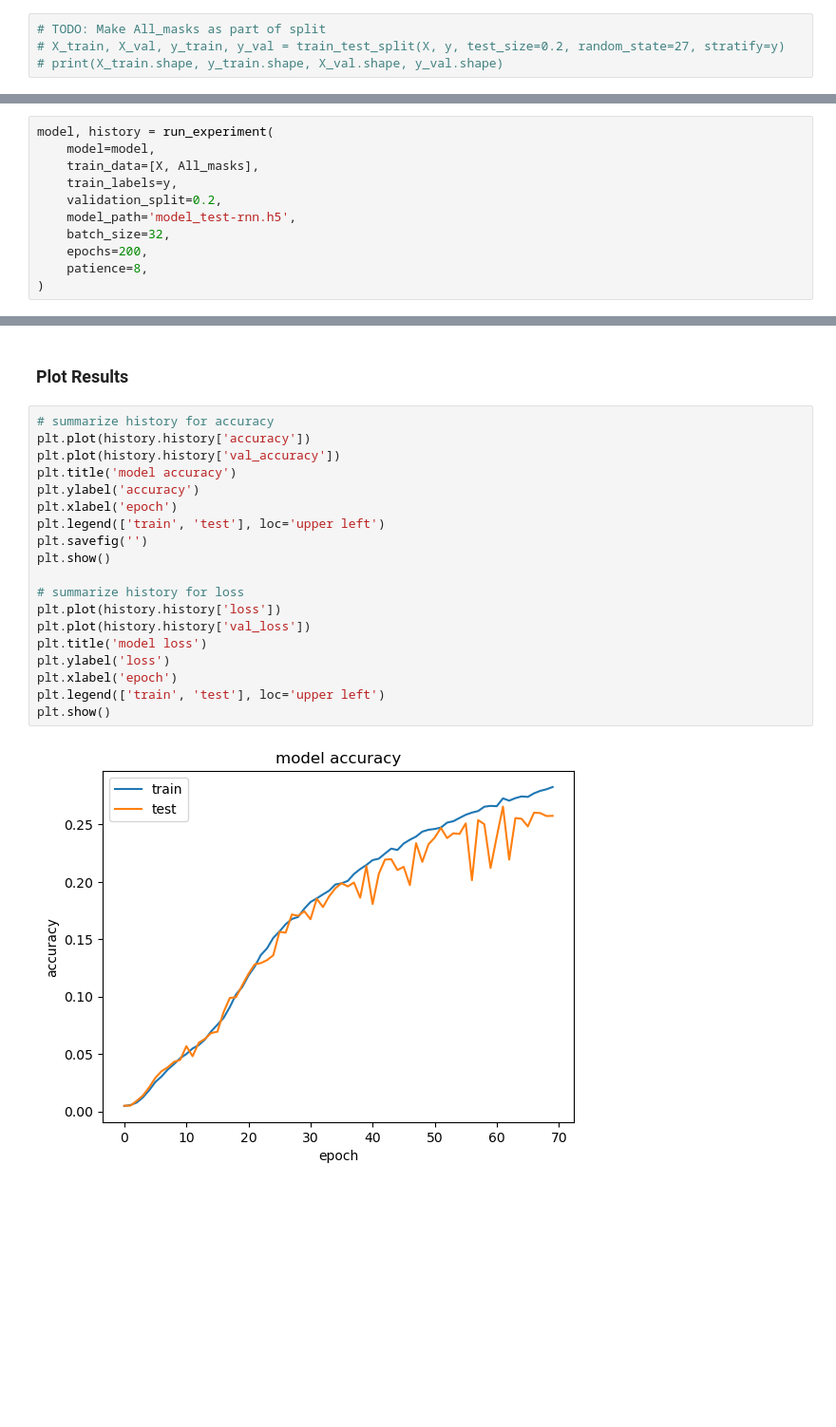
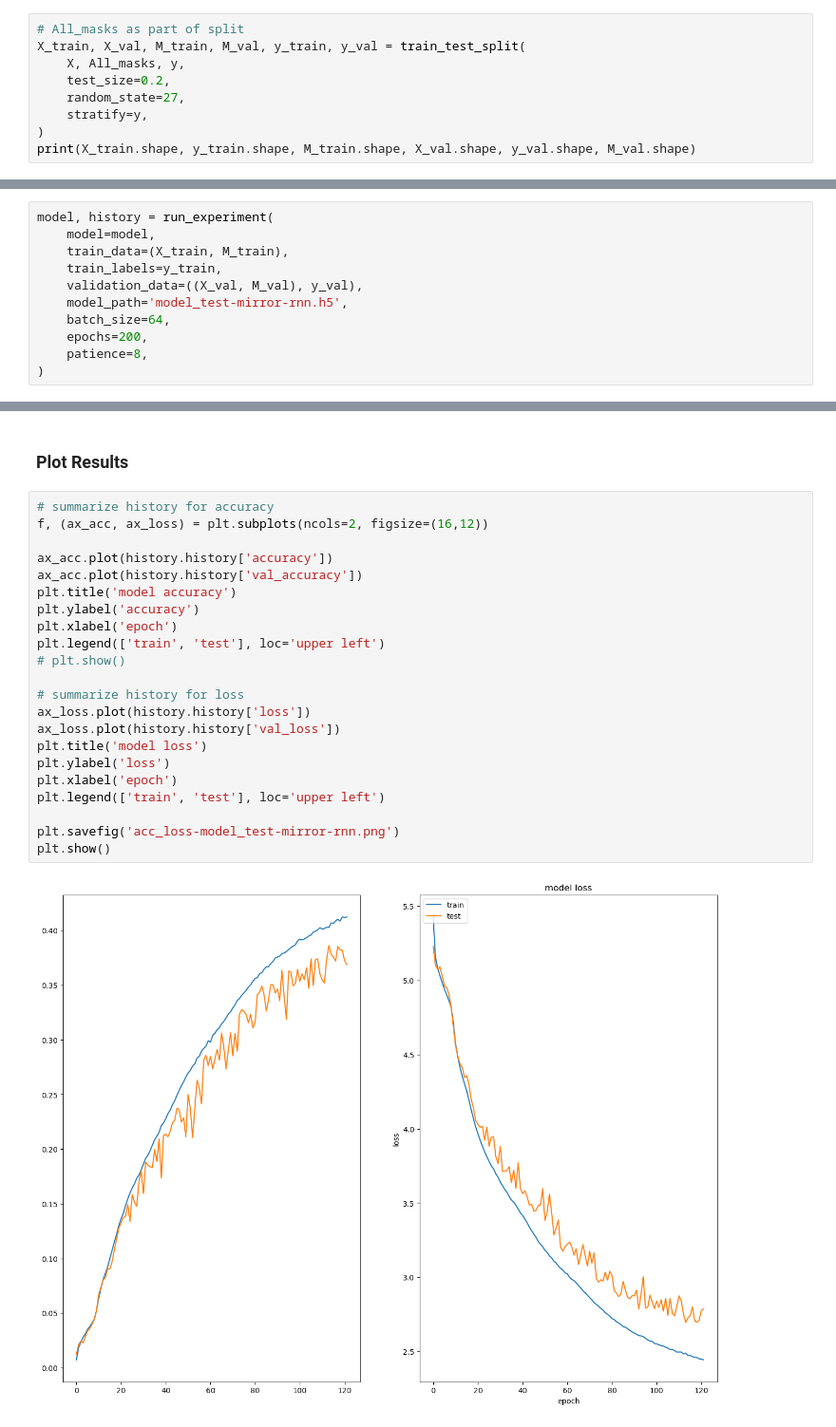
Before and after one commit to MrGeislinger/kaggle-asl-signs, a Jupyter notebook: rnn-model.ipynb, the cells around one changed output, grey strips where cells are left out. Shown: that part at 95% size. Drawn from its saved outputs; the diff is of its cells as text; blank space fills up the shorter version.

Commit message:
Smaller RNN w/ mirrored data
- Mirrored data seems to help with underfitting and even without
  regularization has a decent job before overfitting too much
- Validation score reaches ~0.38

```diff
--- a/rnn-model.ipynb
+++ b/rnn-model.ipynb
@@ -158,4 +154,9 @@ All_masks.shape
 # %%
-# TODO: Make All_masks as part of split
-# X_train, X_val, y_train, y_val = train_test_split(X, y, test_size=0.2, random_state=27, stratify=y)
-# print(X_train.shape, y_train.shape, X_val.shape, y_val.shape)
+# All_masks as part of split
+X_train, X_val, M_train, M_val, y_train, y_val = train_test_split(
+    X, All_masks, y,
+    test_size=0.2,
+    random_state=27,
+    stratify=y,
+)
+print(X_train.shape, y_train.shape, M_train.shape, X_val.shape, y_val.shape, M_val.shape)
@@ -271,11 +300,11 @@ ________________________________________________________________________________
 # %%
 model, history = run_experiment(
     model=model,
-    train_data=[X, All_masks],
-    train_labels=y,
-    validation_split=0.2,
-    model_path='model_test-rnn.h5',
-    batch_size=32,
+    train_data=(X_train, M_train),
+    train_labels=y_train,
+    validation_data=((X_val, M_val), y_val),
+    model_path='model_test-mirror-rnn.h5',
+    batch_size=64,
     epochs=200,
     patience=8,
 )
@@ -338,22 +376,25 @@ Epoch 70/200
 ### Plot Results
 # %%
 # summarize history for accuracy
-plt.plot(history.history['accuracy'])
-plt.plot(history.history['val_accuracy'])
+f, (ax_acc, ax_loss) = plt.subplots(ncols=2, figsize=(16,12))
+
+ax_acc.plot(history.history['accuracy'])
+ax_acc.plot(history.history['val_accuracy'])
 plt.title('model accuracy')
 plt.ylabel('accuracy')
 plt.xlabel('epoch')
 plt.legend(['train', 'test'], loc='upper left')
-plt.savefig('')
-plt.show()
+# plt.show()
 
 # summarize history for loss
-plt.plot(history.history['loss'])
-plt.plot(history.history['val_loss'])
+ax_loss.plot(history.history['loss'])
+ax_loss.plot(history.history['val_loss'])
 plt.title('model loss')
 plt.ylabel('loss')
 plt.xlabel('epoch')
 plt.legend(['train', 'test'], loc='upper left')
+
+plt.savefig('acc_loss-model_test-mirror-rnn.png')
 plt.show()
 # %% [output]
-[figure, old version]
+[figure, new version]
```
Also changed, not shown: parts of 8 cells of this notebook.
